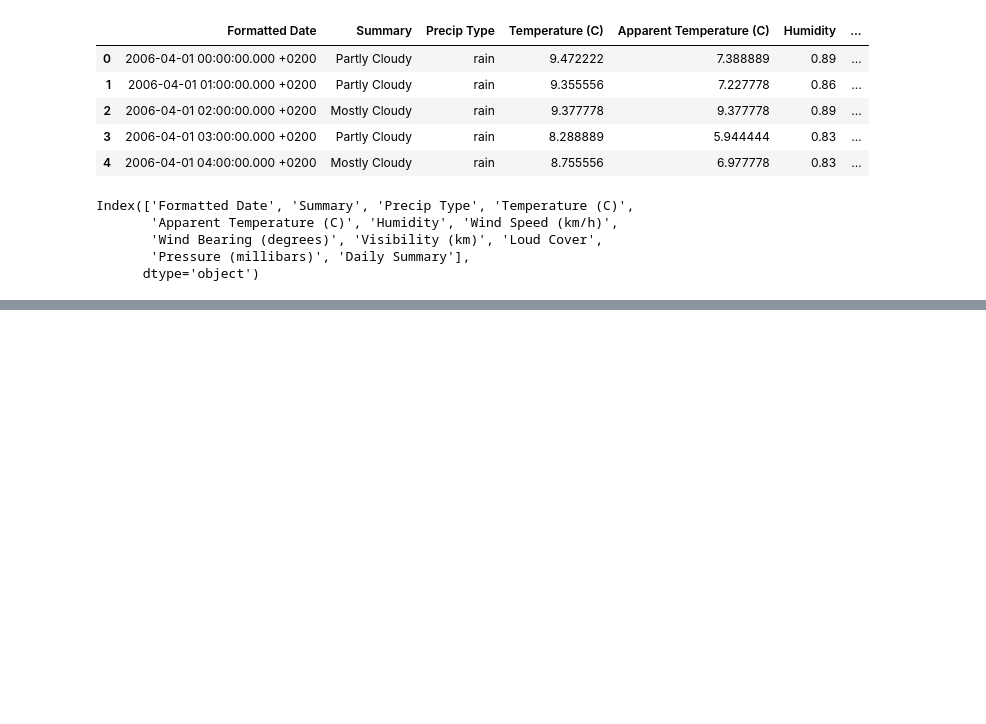
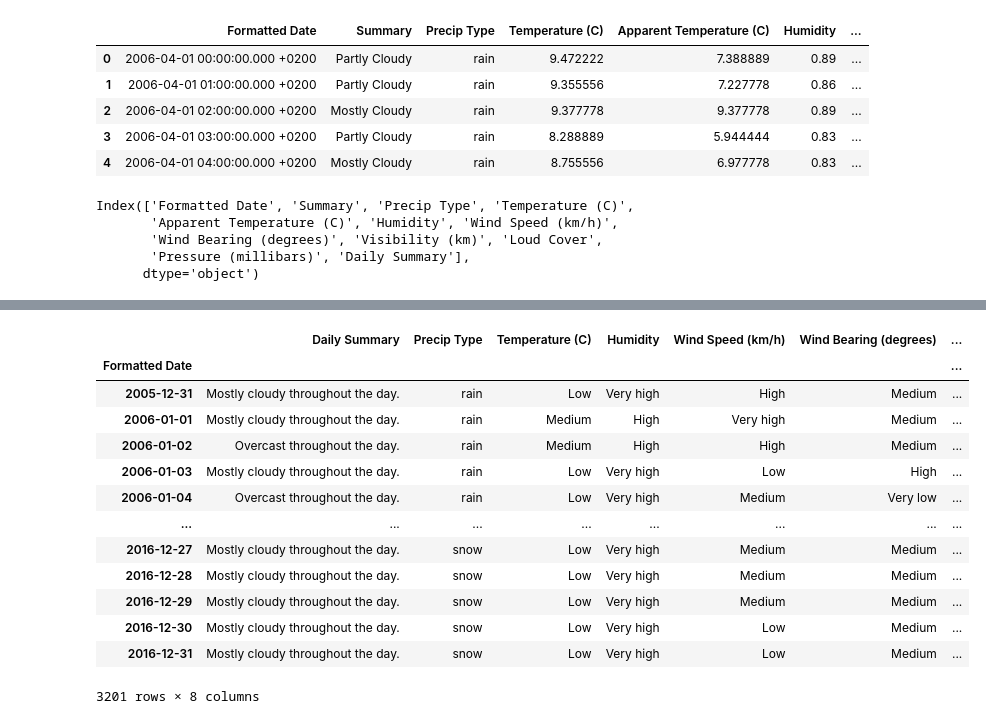
Before and after one commit to tahacmv/WeatherForecasting, a Jupyter notebook: Weather_forecasting.ipynb, the cells around one changed output, grey strips where cells are left out. Drawn from its saved outputs; the diff is of its cells as text; code cells hidden in the pictures; blank space fills up the shorter version.

```diff
--- a/Weather_forecasting.ipynb
+++ b/Weather_forecasting.ipynb
@@ -63,0 +292,35 @@ Index(['Formatted Date', 'Summary', 'Precip Type', 'Temperature (C)',
+# %%
+# Create a dictionary where the keys are the column names and the values are the corresponding Series
+# The first two columns are taken directly from the 'filtered_grouped' dataframe
+# The remaining columns are the discretized versions created in the previous step
+d = { columns_names[0]: filtered_grouped[columns_names[0]],
+     columns_names[1]: filtered_grouped[columns_names[1]],
+     columns_names[2]: temp,
+     columns_names[3]: humidity,
+     columns_names[4]: wind_speed,
+     columns_names[5]: wind_bearing,
+     columns_names[6]: visibility,
+     columns_names[7]: pressure,
+    }
+
+# Create a new dataframe 'new_df' from the dictionary 'd'
+# The DataFrame() constructor is used to convert the dictionary into a dataframe
+new_df = pd.DataFrame(data=d)
+
+# Display the new dataframe
+new_df
+# %% [output]
+|  | Daily Summary | Precip Type | Temperature (C) | Humidity | Wind Speed (km/h) | Wind Bearing (degrees) | ... |
+| Formatted Date |  |  |  |  |  |  | ... |
+| 2005-12-31 | Mostly cloudy throughout the day. | rain | Low | Very high | High | Medium | ... |
+| 2006-01-01 | Mostly cloudy throughout the day. | rain | Medium | High | Very high | Medium | ... |
+| 2006-01-02 | Overcast throughout the day. | rain | Medium | High | High | Medium | ... |
+| 2006-01-03 | Mostly cloudy throughout the day. | rain | Low | Very high | Low | High | ... |
+| 2006-01-04 | Overcast throughout the day. | rain | Low | Very high | Medium | Very low | ... |
+| ... | ... | ... | ... | ... | ... | ... | ... |
+| 2016-12-27 | Mostly cloudy throughout the day. | snow | Low | Very high | Medium | Medium | ... |
+| 2016-12-28 | Mostly cloudy throughout the day. | snow | Low | Very high | Medium | Medium | ... |
+| 2016-12-29 | Mostly cloudy throughout the day. | snow | Low | Very high | Medium | Medium | ... |
+| 2016-12-30 | Mostly cloudy throughout the day. | snow | Low | Very high | Low | Medium | ... |
+| 2016-12-31 | Mostly cloudy throughout the day. | snow | Low | Very high | Low | Medium | ... |
+3201 rows × 8 columns
```
Also changed, not shown: parts of 16 cells of this notebook.
